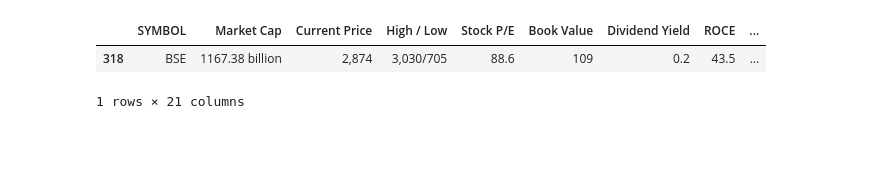
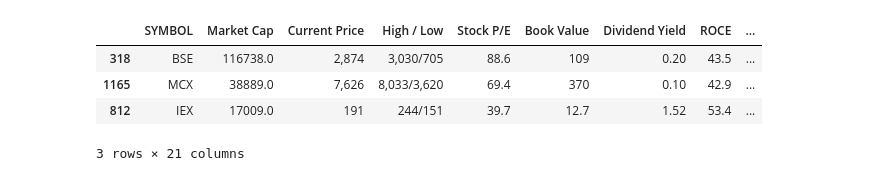
Before and after one commit to dagoat-BhargavM/SmartNest, a Jupyter notebook: Fundamental Summariser/Fundamental_Bucket.ipynb, the cells around one changed output. Drawn from its saved outputs; the diff is of its cells as text; code cells hidden in the pictures; blank space fills up the shorter version.

```diff
--- a/Fundamental Summariser/Fundamental_Bucket.ipynb
+++ b/Fundamental Summariser/Fundamental_Bucket.ipynb
@@ -83,12 +68,24 @@ for col in list_crore_columns:
 for col in single_crore_columns:
     if col in df.columns:
         df[col] = df[col].apply(convert_single_crore)
-# %%
-df[df["SYMBOL"] == ticker[:-3]]
-# %% [output]
-|  | SYMBOL | Market Cap | Current Price | High / Low | Stock P/E | Book Value | Dividend Yield | ROCE | ... |
-| 318 | BSE | 1167.38 billion | 2,874 | 3,030/705 | 88.6 | 109 | 0.2 | 43.5 | ... |
-1 rows × 21 columns
+# %%
+# Select the stocks with the same Sector as the ticker from sector_hierarchy.csv
+
+sector_hierarchy = pd.read_csv("/Users/bhargavmukhami/Downloads/Capstone/Sector Classification/sector_hierarchy.csv")
+sector = sector_hierarchy[sector_hierarchy['SYMBOL'] == ticker[:-3]]['Sector'].to_list()[0]
+sector_stocks = sector_hierarchy[sector_hierarchy['Sector'] == sector]['SYMBOL']
+df_original = pd.read_csv("stock(11-06-2025).csv")
+
+df_original["Market Cap"] = df_original["Market Cap"].str.replace(',', '', regex=False).astype(float)
+
+top_stocks = df_original[df_original['SYMBOL'].isin(sector_stocks)].nlargest(7, 'Market Cap')
+top_stocks
+# %% [output]
+|  | SYMBOL | Market Cap | Current Price | High / Low | Stock P/E | Book Value | Dividend Yield | ROCE | ... |
+| 318 | BSE | 116738.0 | 2,874 | 3,030/705 | 88.6 | 109 | 0.20 | 43.5 | ... |
+| 1165 | MCX | 38889.0 | 7,626 | 8,033/3,620 | 69.4 | 370 | 0.10 | 42.9 | ... |
+| 812 | IEX | 17009.0 | 191 | 244/151 | 39.7 | 12.7 | 1.52 | 53.4 | ... |
+3 rows × 21 columns
 # %%
 # SUMMARIZATION USING GEMINI
 
```
Also changed, not shown: parts of 4 cells of this notebook.
